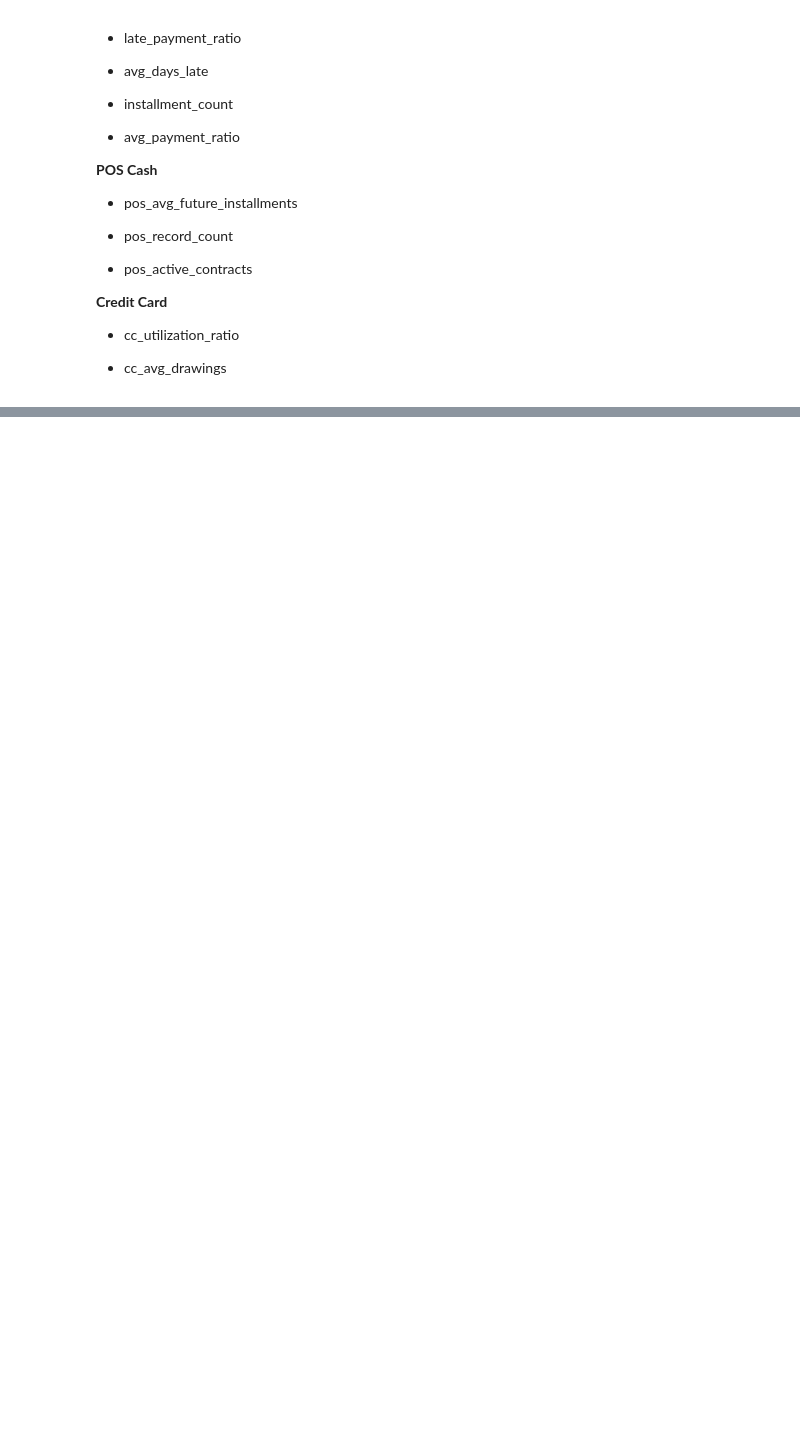
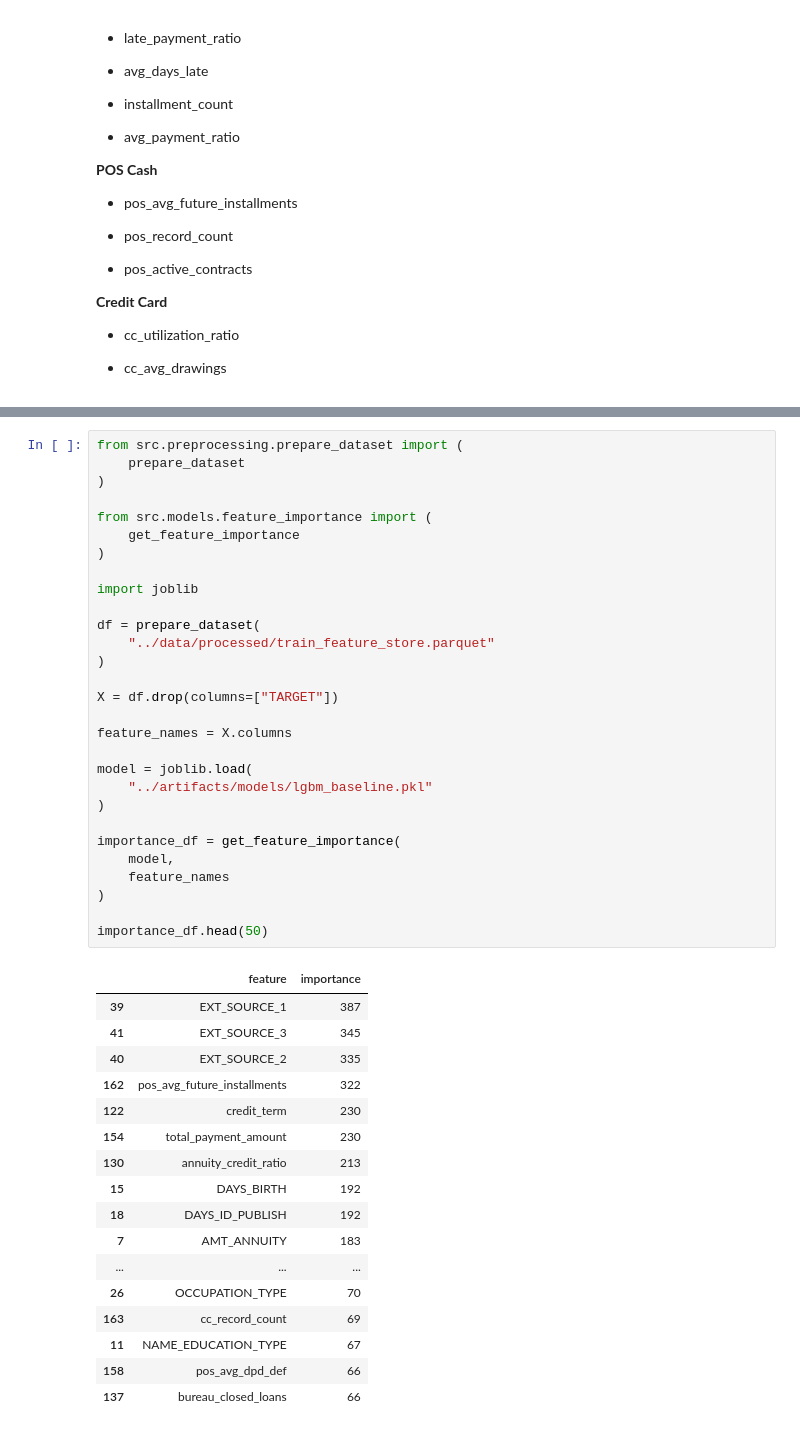
Before and after one commit to rabiadurgt/creditguard-ai, a Jupyter notebook: notebooks/03_feature_engineering.ipynb, the cells around one changed output, grey strips where cells are left out. Saved outputs shown, nothing was run; the diff lists cells and outputs as text; blank space fills up the shorter version.

```diff
--- a/notebooks/03_feature_engineering.ipynb
+++ b/notebooks/03_feature_engineering.ipynb
@@ -442,0 +491,47 @@ En önemli bulgu:
+# %%
+from src.preprocessing.prepare_dataset import (
+    prepare_dataset
+)
+
+from src.models.feature_importance import (
+    get_feature_importance
+)
+
+import joblib
+
+df = prepare_dataset(
+    "../data/processed/train_feature_store.parquet"
+)
+
+X = df.drop(columns=["TARGET"])
+
+feature_names = X.columns
+
+model = joblib.load(
+    "../artifacts/models/lgbm_baseline.pkl"
+)
+
+importance_df = get_feature_importance(
+    model,
+    feature_names
+)
+
+importance_df.head(50)
+# %% [output]
+|  | feature | importance |
+| 39 | EXT_SOURCE_1 | 387 |
+| 41 | EXT_SOURCE_3 | 345 |
+| 40 | EXT_SOURCE_2 | 335 |
+| 162 | pos_avg_future_installments | 322 |
+| 122 | credit_term | 230 |
+| 154 | total_payment_amount | 230 |
+| 130 | annuity_credit_ratio | 213 |
+| 15 | DAYS_BIRTH | 192 |
+| 18 | DAYS_ID_PUBLISH | 192 |
+| 7 | AMT_ANNUITY | 183 |
+| ... | ... | ... |
+| 26 | OCCUPATION_TYPE | 70 |
+| 163 | cc_record_count | 69 |
+| 11 | NAME_EDUCATION_TYPE | 67 |
+| 158 | pos_avg_dpd_def | 66 |
+| 137 | bureau_closed_loans | 66 |
```
Also changed, not shown: parts of 5 cells of this notebook, 6 other files.
